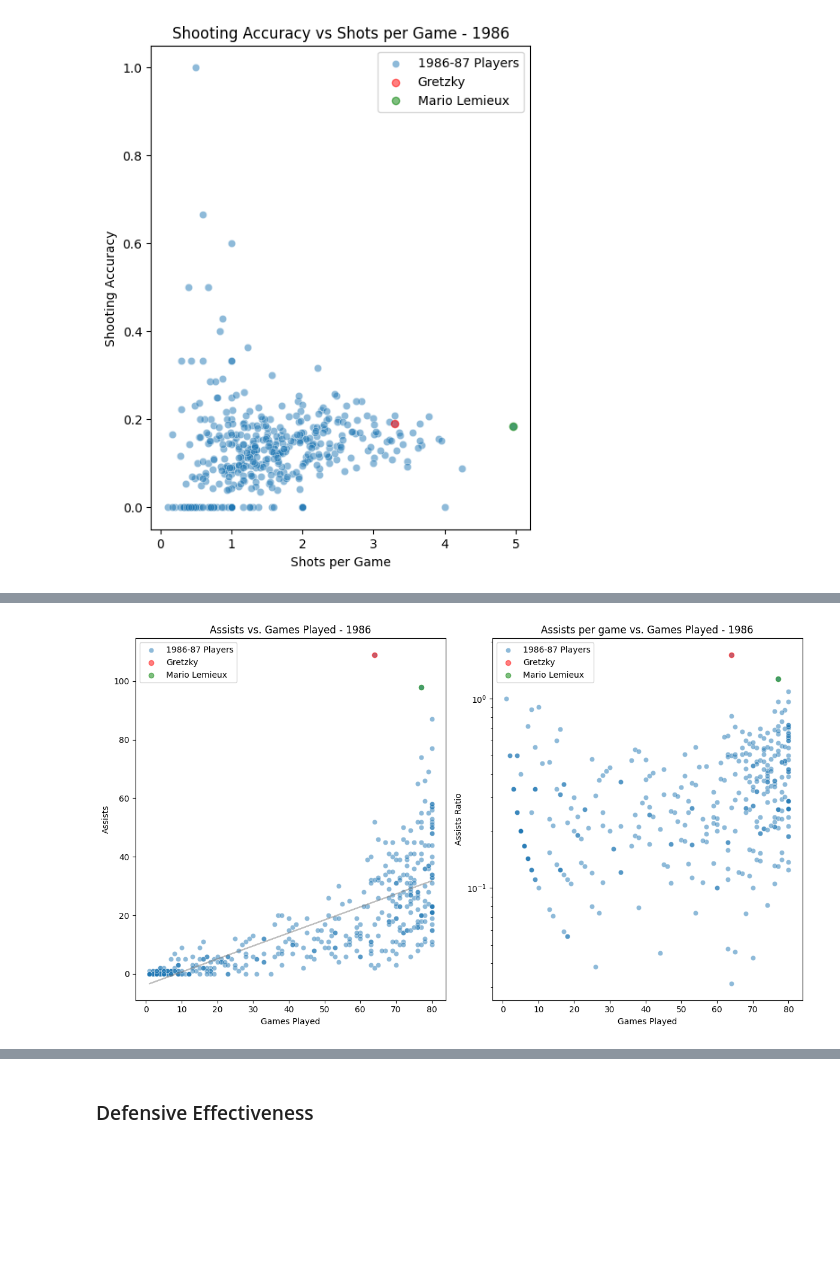
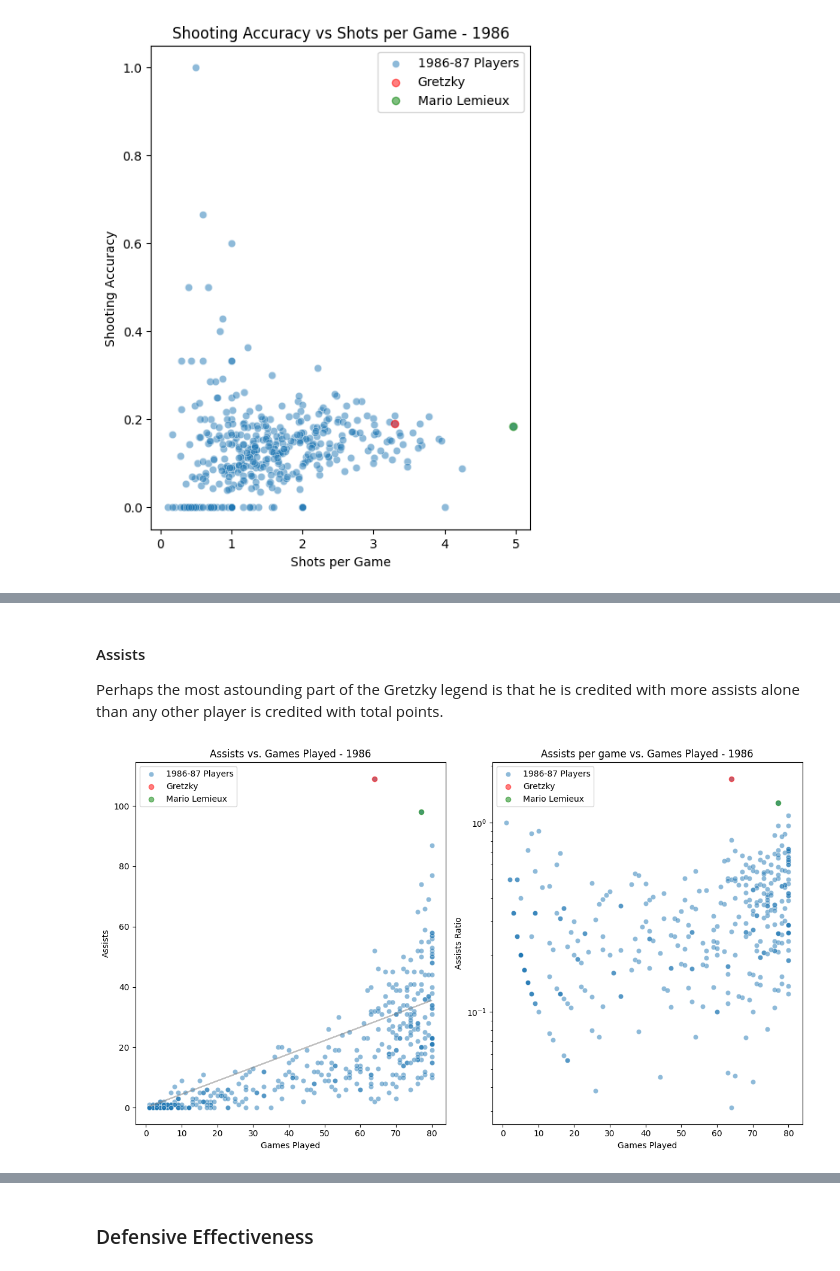
Before and after one commit to philbeet/How-Great-was-The-Great-One, a Jupyter notebook: main.ipynb, the cells around one changed output, grey strips where cells are left out. Drawn from its saved outputs; the diff is of its cells as text; code cells hidden in the pictures; blank space fills up the shorter version.

```diff
--- a/main.ipynb
+++ b/main.ipynb
@@ -210,38 +226,31 @@ Text(0, 0.5, 'Shooting Accuracy')
+# %% [markdown]
+<h4>Assists</h4>
+
+Perhaps the most astounding part of the Gretzky legend is that he is credited with more assists alone than any other player is credited with total points.
 # %%
 regression_line = get_regression_line("GP", "A")
 #assists vs games played
 plt.figure(figsize=(12,7))
-plt.subplot(1,2,1)
-sns.scatterplot(szn_87_df, x="GP", y='A', alpha=0.5, label="1986-87 Players")
-plt.scatter(szn_87_df[szn_87_df['Player']=="Wayne Gretzky*"]['GP'], szn_87_df[szn_87_df['Player']=="Wayne Gretzky*"]['A'],
-            color="red", alpha=0.5, label='Gretzky')
-plt.scatter(szn_87_df[szn_87_df['Player']=="Mario Lemieux*"]['GP'],
-            szn_87_df[szn_87_df['Player']=="Mario Lemieux*"]['A'], color="green", alpha=0.5,
-            label='Mario Lemieux')
-plt.plot(szn_87_df['GP'], regression_line, color="grey", alpha=0.5)
-
-plt.legend()
-plt.title("Assists vs. Games Played - 1986")
-plt.xlabel("Games Played")
-plt.ylabel("Assists")
+ax1 = plt.subplot(1,2,1)
+ax1 = plot(ax1, "GP", "A", "1986-87 Players", "Assists vs. Games Played - 1986", "Games Played", "Assists")
 
 #assists per game
 plt.subplot(1,2,2)
 assists_per_game_ratio = szn_87_df['A']/szn_87_df["GP"]
 
 sns.scatterplot(x=szn_87_df['GP'], y=assists_per_game_ratio, alpha=0.5, label="1986-87 Players")
 plt.yscale("log")
 plt.scatter(szn_87_df[szn_87_df['Player']=="Wayne Gretzky*"]['GP'],
             szn_87_df[szn_87_df['Player']=="Wayne Gretzky*"]['A']/szn_87_df[szn_87_df['Player']=="Wayne Gretzky*"]['GP'],
             color="red", alpha=0.5, label='Gretzky')
 plt.scatter(szn_87_df[szn_87_df['Player']=="Mario Lemieux*"]['GP'],
             szn_87_df[szn_87_df['Player']=="Mario Lemieux*"]['A']/szn_87_df[szn_87_df['Player']=="Mario Lemieux*"]['GP'],
             color="green", alpha=0.5,
             label='Mario Lemieux')
 plt.legend()
 plt.title("Assists per game vs. Games Played - 1986")
 plt.xlabel("Games Played")
 plt.ylabel("Assists Ratio")
 plt.tight_layout()
 # %% [output]
-[figure, old version]
+[figure, new version]
```
Also changed, not shown: parts of 9 cells of this notebook, 1 other file.
